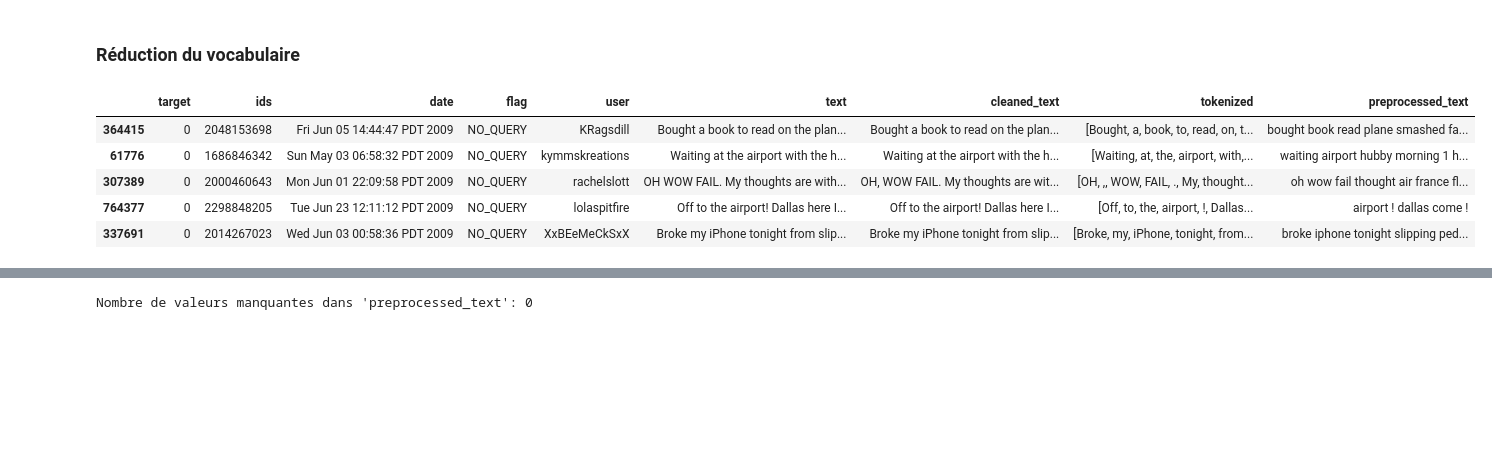
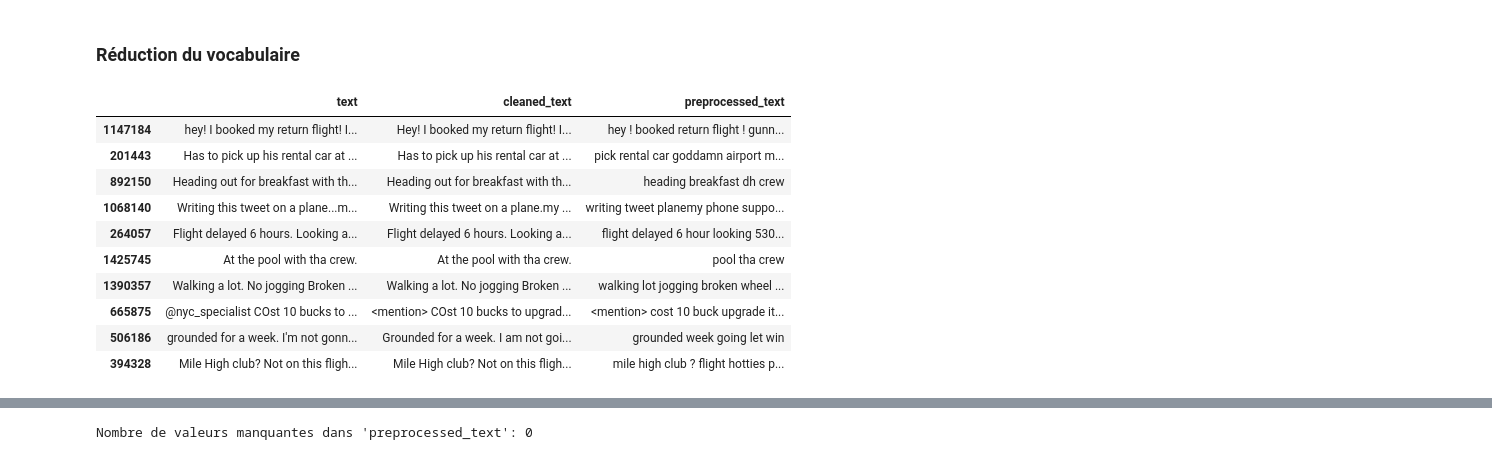
Before and after one commit to cecile-aie/oc_aiep7, a Jupyter notebook: P7_preprocessing.ipynb, the cells around one changed output, grey strips where cells are left out. Drawn from its saved outputs; the diff is of its cells as text; code cells hidden in the pictures; blank space fills up the shorter version.

```diff
--- a/P7_preprocessing.ipynb
+++ b/P7_preprocessing.ipynb
@@ -392,3 +396,6 @@ plt.show()
+# %%
+# modifier data['target'] pour que les valeurs 4 deviennent 0 et les valeurs 0 deviennent 1
+data['target'] = data['target'].replace({4: 0, 0: 1})
 # %%
 # Sauvegarder les tweets filtrés dans un nouveau fichier CSV
 data_filtered.to_csv('./data/filtered_tweets.csv', index=True)
@@ -710,7 +715,8 @@ sample_emoticons_dict = {
     ":-/": "skeptical",
     ":-|": "neutral",
     ":-*": "kiss",
-    "<3": "love"
+    "<3": "love",
+    "<33": "deep love"
 }
 
 # Common abbreviations
@@ -1025,5 +1031,3 @@ La colonne "cleaned_text" est le résultat d'un traitement fin, souvent manuel,
 # %%
 # Tokenizing the tweet base texts.
 from nltk.tokenize import word_tokenize
-# %%
-data['tokenized'] = data['cleaned_text'].apply(word_tokenize)
@@ -1063,11 +1118,6 @@ import pandas as pd
 import nltk
 from nltk.corpus import stopwords
 from nltk.stem import WordNetLemmatizer
-
-# Assurez-vous d'avoir téléchargé les ressources nécessaires de NLTK
-# nltk.download('stopwords')
-# nltk.download('wordnet')
-# nltk.download('omw-1.4')
 
 # Initialiser le lemmatizer et les stopwords
 lemmatizer = WordNetLemmatizer()
@@ -1083,7 +1133,8 @@ def preprocess_tokens(tokens):
     text = re.sub(r',', '', text)  # Supprime les virgules
     text = re.sub(r'/', '', text)  # Supprime les slashs
     text = re.sub(r':', '', text)  # Supprime les :
-    text = re.sub(r'``', '', text)  # Supprime les ``
+    text = re.sub(r'\+', '', text)  # Supprime les +
+    text = re.sub(r'`', '', text)  # Supprime les
     text = re.sub(r"''", '', text) # Supprime les double guillemets
 
 
@@ -1092,14 +1143,19 @@ def preprocess_tokens(tokens):
 # Appliquer la fonction à la colonne 'tokenized' et créer une nouvelle colonne 'preprocessed_text'
 data['preprocessed_text'] = data['tokenized'].apply(preprocess_tokens)
 # %%
-data.head()
+display(data[['text', 'cleaned_text', 'preprocessed_text']].sample(10))
 # %% [output]
-|  | target | ids | date | flag | user | text | cleaned_text | tokenized | preprocessed_text |
-| 364415 | 0 | 2048153698 | Fri Jun 05 14:44:47 PDT 2009 | NO_QUERY | KRagsdill | Bought a book to read on the plan... | Bought a book to read on the plan... | [Bought, a, book, to, read, on, t... | bought book read plane smashed fa... |
-| 61776 | 0 | 1686846342 | Sun May 03 06:58:32 PDT 2009 | NO_QUERY | kymmskreations | Waiting at the airport with the h... | Waiting at the airport with the h... | [Waiting, at, the, airport, with,... | waiting airport hubby morning 1 h... |
-| 307389 | 0 | 2000460643 | Mon Jun 01 22:09:58 PDT 2009 | NO_QUERY | rachelslott | OH WOW FAIL. My thoughts are with... | OH, WOW FAIL. My thoughts are wit... | [OH, ,, WOW, FAIL, ., My, thought... | oh wow fail thought air france fl... |
-| 764377 | 0 | 2298848205 | Tue Jun 23 12:11:12 PDT 2009 | NO_QUERY | lolaspitfire | Off to the airport! Dallas here I... | Off to the airport! Dallas here I... | [Off, to, the, airport, !, Dallas... | airport ! dallas come ! |
-| 337691 | 0 | 2014267023 | Wed Jun 03 00:58:36 PDT 2009 | NO_QUERY | XxBEeMeCkSxX | Broke my iPhone tonight from slip... | Broke my iPhone tonight from slip... | [Broke, my, iPhone, tonight, from... | broke iphone tonight slipping ped... |
+|  | text | cleaned_text | preprocessed_text |
+| 1147184 | hey! I booked my return flight! I... | Hey! I booked my return flight! I... | hey ! booked return flight ! gunn... |
+| 201443 | Has to pick up his rental car at ... | Has to pick up his rental car at ... | pick rental car goddamn airport m... |
+| 892150 | Heading out for breakfast with th... | Heading out for breakfast with th... | heading breakfast dh crew |
+| 1068140 | Writing this tweet on a plane...m... | Writing this tweet on a plane.my ... | writing tweet planemy phone suppo... |
+| 264057 | Flight delayed 6 hours. Looking a... | Flight delayed 6 hours. Looking a... | flight delayed 6 hour looking 530... |
+| 1425745 | At the pool with tha crew. | At the pool with tha crew. | pool tha crew |
+| 1390357 | Walking a lot. No jogging Broken ... | Walking a lot. No jogging Broken ... | walking lot jogging broken wheel ... |
+| 665875 | @nyc_specialist COst 10 bucks to ... | <mention> COst 10 bucks to upgrad... | <mention> cost 10 buck upgrade it... |
+| 506186 | grounded for a week. I'm not gonn... | Grounded for a week. I am not goi... | grounded week going let win |
+| 394328 | Mile High club? Not on this fligh... | Mile High club? Not on this fligh... | mile high club ? flight hotties p... |
 # %%
 # Tokeniser les textes dans la colonne 'preprocessed_text'
 data['preprocessed_tokenized'] = data['preprocessed_text'].apply(word_tokenize)
```
Also changed, not shown: parts of 39 cells of this notebook, 2 other files.
